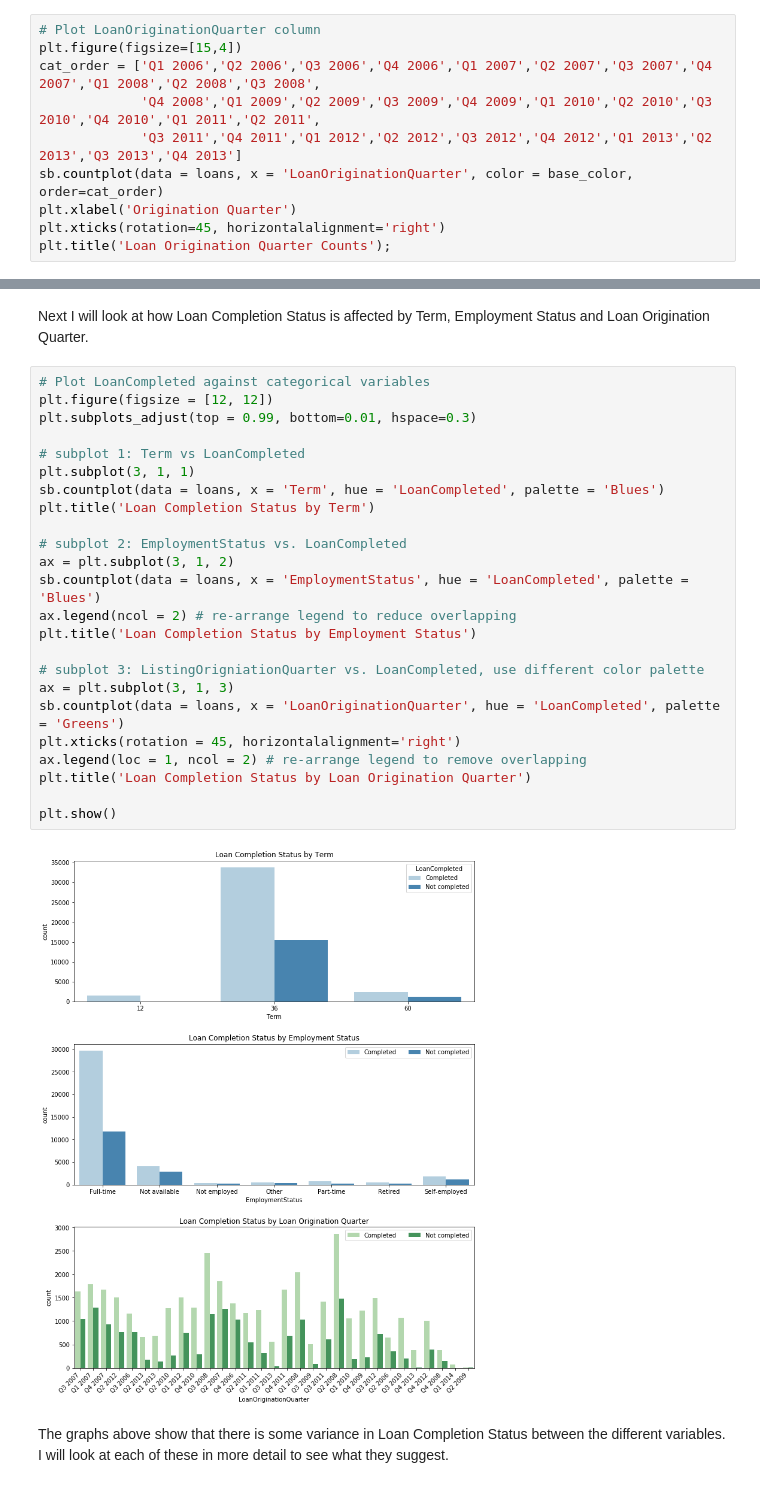
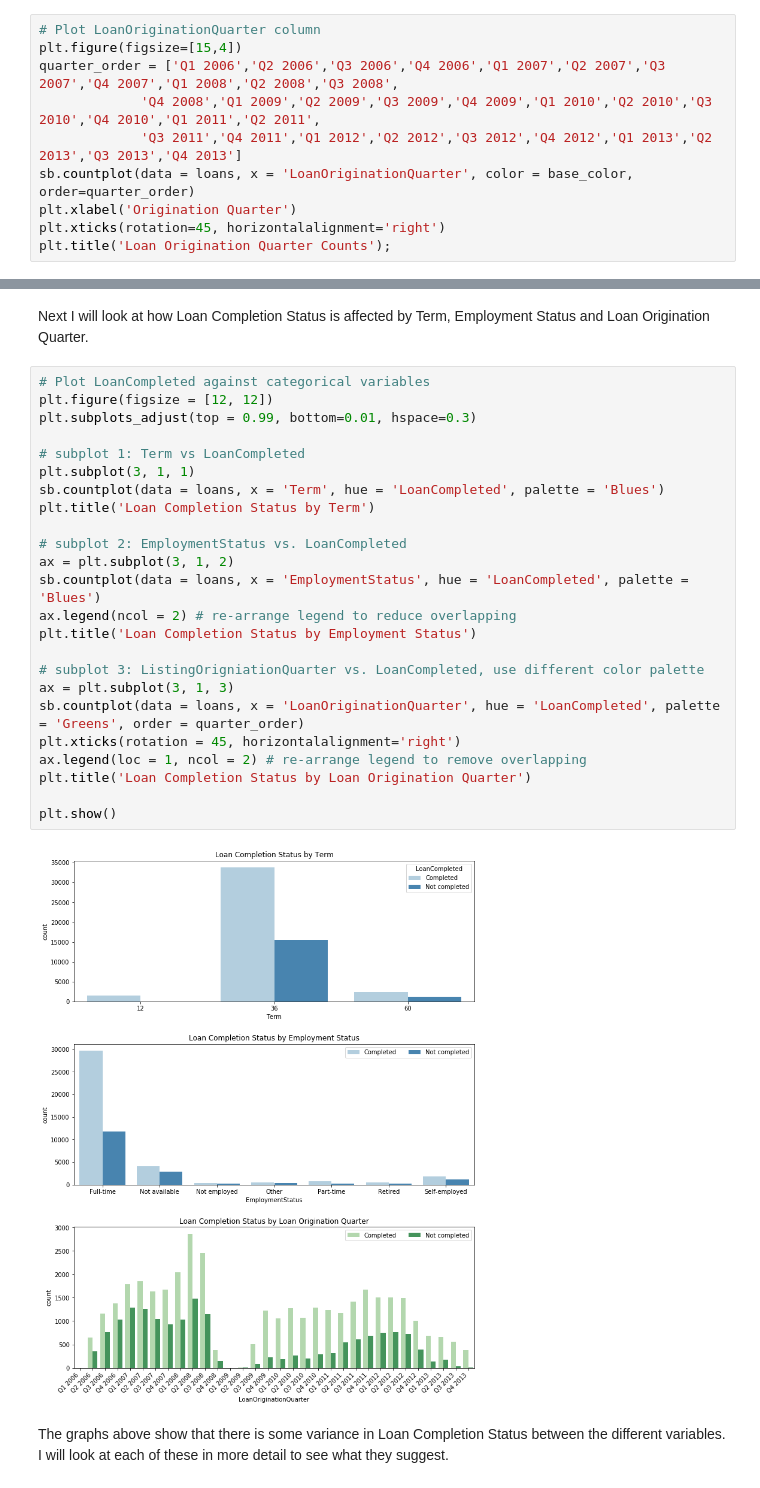
Before and after one commit to Jeffro80/DAND_Communicate_Findings, a Jupyter notebook: exploration-WORKING.ipynb, the cells around one changed output, grey strips where cells are left out. Drawn from its saved outputs; the diff is of its cells as text.

Commit message:
fix Loan Orignation Quarter graphing

```diff
--- a/exploration-WORKING.ipynb
+++ b/exploration-WORKING.ipynb
@@ -471,10 +451,10 @@ Let's see if there are any trends in the Quarter the loans originated.
 # %%
 # Plot LoanOriginationQuarter column
 plt.figure(figsize=[15,4])
-cat_order = ['Q1 2006','Q2 2006','Q3 2006','Q4 2006','Q1 2007','Q2 2007','Q3 2007','Q4 2007','Q1 2008','Q2 2008','Q3 2008',
+quarter_order = ['Q1 2006','Q2 2006','Q3 2006','Q4 2006','Q1 2007','Q2 2007','Q3 2007','Q4 2007','Q1 2008','Q2 2008','Q3 2008',
              'Q4 2008','Q1 2009','Q2 2009','Q3 2009','Q4 2009','Q1 2010','Q2 2010','Q3 2010','Q4 2010','Q1 2011','Q2 2011',
              'Q3 2011','Q4 2011','Q1 2012','Q2 2012','Q3 2012','Q4 2012','Q1 2013','Q2 2013','Q3 2013','Q4 2013']
-sb.countplot(data = loans, x = 'LoanOriginationQuarter', color = base_color, order=cat_order)
+sb.countplot(data = loans, x = 'LoanOriginationQuarter', color = base_color, order=quarter_order)
 plt.xlabel('Origination Quarter')
 plt.xticks(rotation=45, horizontalalignment='right')
 plt.title('Loan Origination Quarter Counts');
@@ -946,29 +926,29 @@ Next I will look at how Loan Completion Status is affected by Term, Employment S
 # %%
 # Plot LoanCompleted against categorical variables
 plt.figure(figsize = [12, 12])
 plt.subplots_adjust(top = 0.99, bottom=0.01, hspace=0.3)
 
 # subplot 1: Term vs LoanCompleted
 plt.subplot(3, 1, 1)
 sb.countplot(data = loans, x = 'Term', hue = 'LoanCompleted', palette = 'Blues')
 plt.title('Loan Completion Status by Term')
 
 # subplot 2: EmploymentStatus vs. LoanCompleted
 ax = plt.subplot(3, 1, 2)
 sb.countplot(data = loans, x = 'EmploymentStatus', hue = 'LoanCompleted', palette = 'Blues')
 ax.legend(ncol = 2) # re-arrange legend to reduce overlapping
 plt.title('Loan Completion Status by Employment Status')
 
 # subplot 3: ListingOrigniationQuarter vs. LoanCompleted, use different color palette
 ax = plt.subplot(3, 1, 3)
-sb.countplot(data = loans, x = 'LoanOriginationQuarter', hue = 'LoanCompleted', palette = 'Greens')
+sb.countplot(data = loans, x = 'LoanOriginationQuarter', hue = 'LoanCompleted', palette = 'Greens', order = quarter_order)
 plt.xticks(rotation = 45, horizontalalignment='right')
 ax.legend(loc = 1, ncol = 2) # re-arrange legend to remove overlapping
 plt.title('Loan Completion Status by Loan Origination Quarter')
 
 plt.show()
 # %% [output]
-[figure, old version]
+[figure, new version]
 # %% [markdown]
 The graphs above show that there is some variance in Loan Completion Status between the different variables. I will look at each of these in more detail to see what they suggest.
 # %%
```
Also changed, not shown: parts of 18 cells of this notebook.
